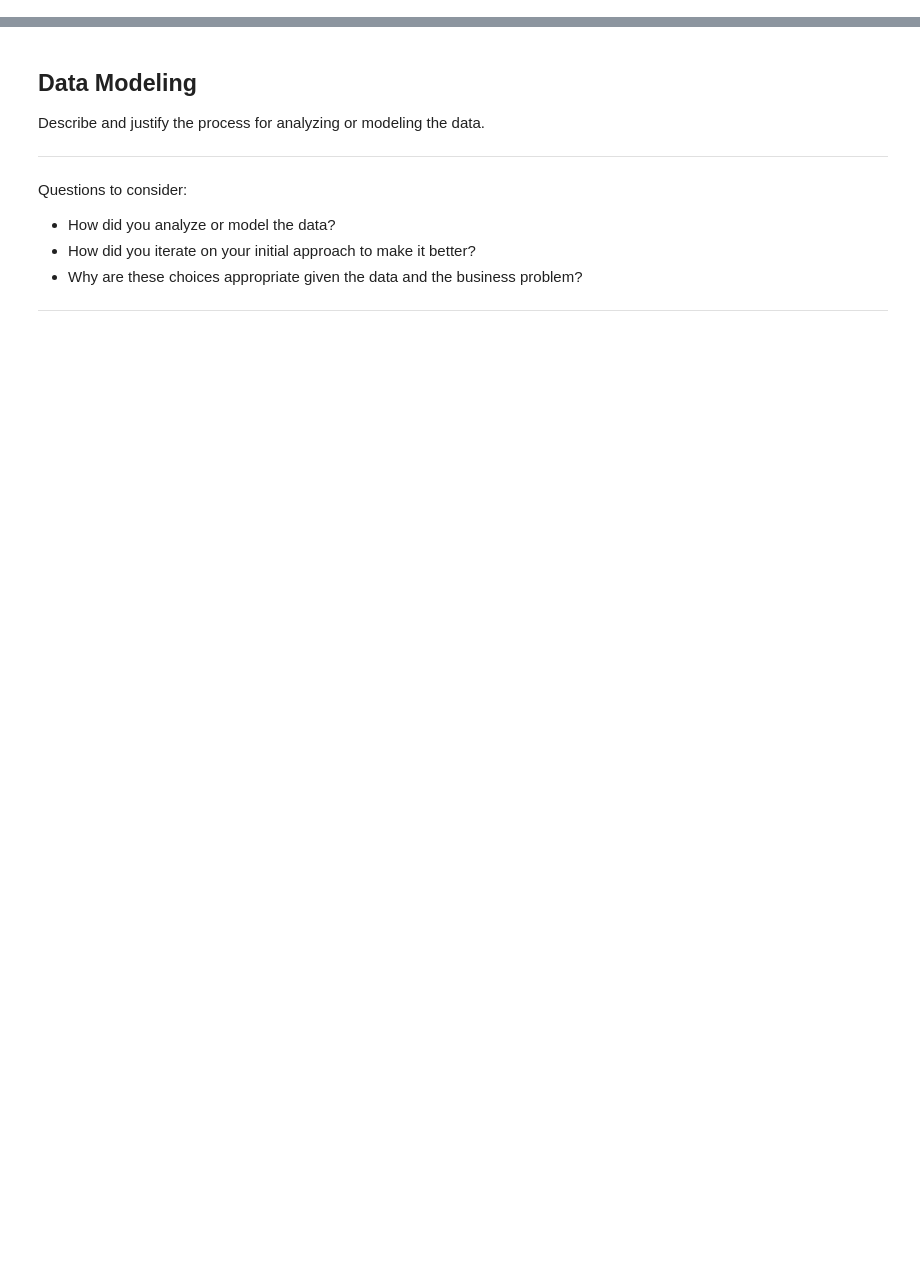
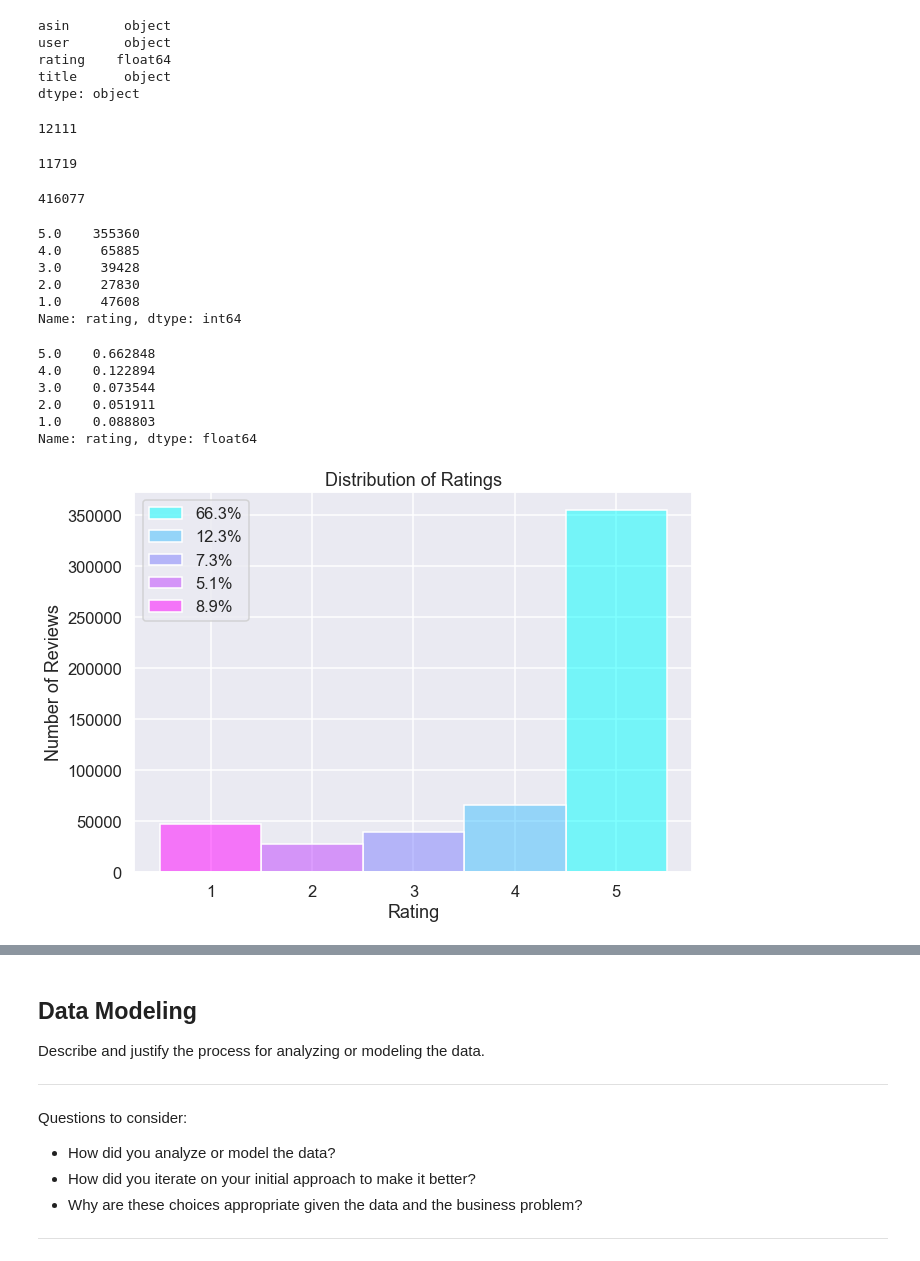
Before and after one commit to ds-leehanjin/amazon-recommender-system, a Jupyter notebook: notebook.ipynb, the cells around one changed output, grey strips where cells are left out. Cells and saved outputs as stored; diff of their text form; code cells hidden in the pictures; blank space fills up the shorter version.

```diff
--- a/notebook.ipynb
+++ b/notebook.ipynb
@@ -307,0 +108,4 @@ df['user'].nunique()
+# %%
+# Drop duplicates from metadata table
+meta_df.drop_duplicates(inplace=True)
+meta_df
@@ -307,0 +126,4 @@ df['user'].nunique()
+# %%
+# Combine review data and metadata to create catalog table
+catalog_df = review_df.merge(meta_df, how='left', on='asin')
+catalog_df
@@ -307,0 +144,4 @@ df['user'].nunique()
+# %%
+# Drop duplicates from merged catalog table
+catalog_df.drop_duplicates(inplace=True)
+catalog_df
@@ -307,0 +170,3 @@ df['user'].nunique()
+# %%
+catalog_df.dropna(inplace=True)
+catalog_df
@@ -307,0 +187,57 @@ df['user'].nunique()
+# %%
+# Check datatype of columns
+catalog_df.dtypes
+# %% [output]
+asin       object
+user       object
+rating    float64
+title      object
+dtype: object
+# %%
+# Check how many unique values for asin
+catalog_df['asin'].nunique()
+# %% [output]
+12111
+# %%
+# Check how many unique values for title
+catalog_df['title'].nunique()
+# %% [output]
+11719
+# %%
+# Check how many unique values for user
+catalog_df['user'].nunique()
+# %% [output]
+416077
+# %%
+# Check distribution of ratings
+catalog_df['rating'].value_counts().sort_index(ascending=False)
+# %% [output]
+5.0    355360
+4.0     65885
+3.0     39428
+2.0     27830
+1.0     47608
+Name: rating, dtype: int64
+# %%
+# Check distribution of ratings in percent
+catalog_df['rating'].value_counts(normalize=True).sort_index(ascending=False)
+# %% [output]
+5.0    0.662848
+4.0    0.122894
+3.0    0.073544
+2.0    0.051911
+1.0    0.088803
+Name: rating, dtype: float64
+# %%
+# Create bar plot of rating distribution
+fig, ax = plt.subplots(figsize=(10,7))
+
+g = sns.histplot(data=catalog_df, x='rating', hue='rating', palette='cool_r', discrete=True, legend=True)
+
+ax.set_title('Distribution of Ratings')
+ax.set_xlabel('Rating')
+ax.set_ylabel('Number of Reviews')
+ax.set_xticks([1,2,3,4,5])
+ax.legend(['66.3%','12.3%','7.3%','5.1%','8.9%']);
+# %% [output]
+[figure, added]
```
Also changed, not shown: parts of 175 cells of this notebook.
